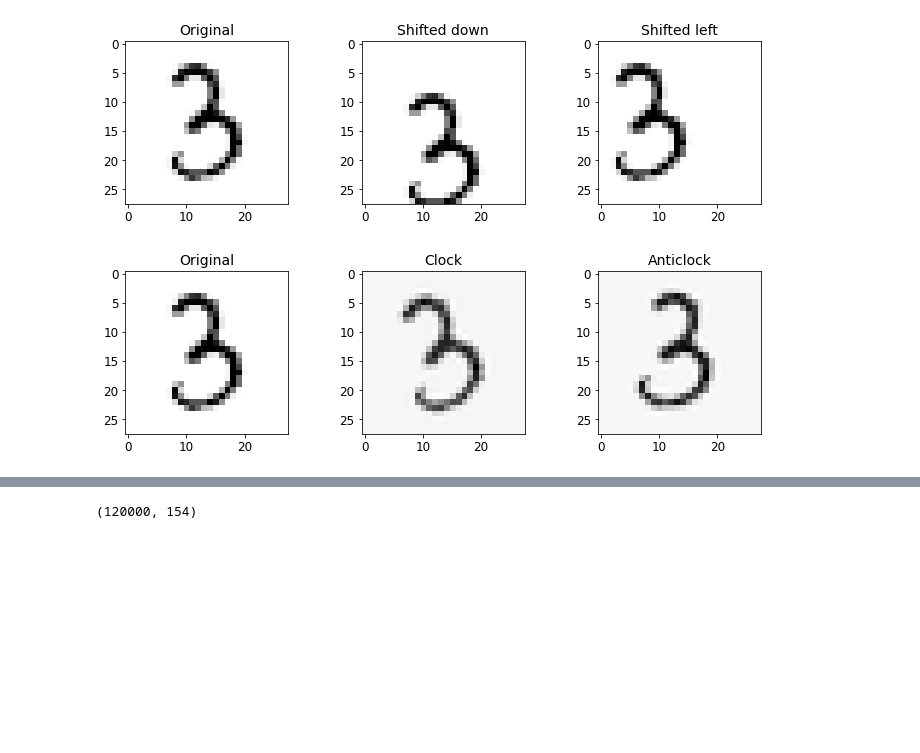
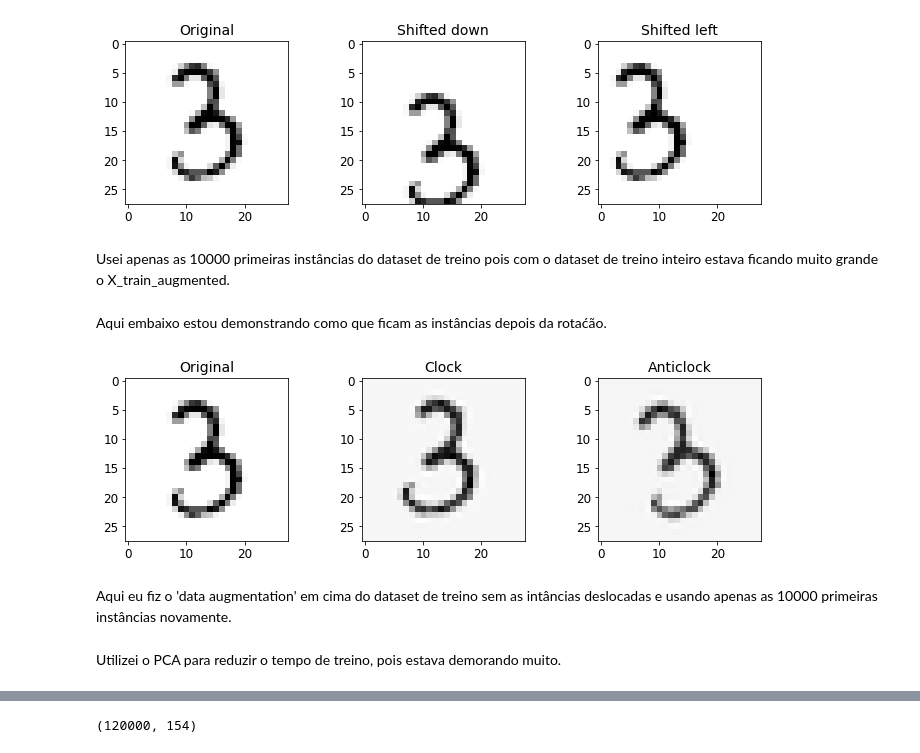
Before and after one commit to ngoeldner/Machine-Learning-Summer-Course-, a Jupyter notebook: MNIST_classification.ipynb, the cells around one changed output, grey strips where cells are left out. Drawn from its saved outputs; the diff is of its cells as text; code cells hidden in the pictures; blank space fills up the shorter version.

```diff
--- a/MNIST_classification.ipynb
+++ b/MNIST_classification.ipynb
@@ -447,6 +451,8 @@ plt.imshow(shifted_image_left.reshape(28, 28), interpolation="nearest", cmap="Gr
 plt.show()
 # %% [output]
 [figure]
+# %% [markdown]
+Usei apenas as 10000 primeiras instâncias do dataset de treino pois com o dataset de treino inteiro estava ficando muito grande o X_train_augmented.
 # %%
 X_train_augmented = [image for image in X_train]
 y_train_augmented = [label for label in y_train]
@@ -458,24 +464,28 @@ for dx, dy in ((1, 0), (-1, 0), (0, 1), (0, -1)):
 
 X_train_augmented = np.array(X_train_augmented)
 y_train_augmented = np.array(y_train_augmented)
+# %% [markdown]
+Aqui embaixo estou demonstrando como que ficam as instâncias depois da rotaćão.
 # %%
 image = X_train[1000]
-rotate_image_clock = rotate_image(image, 10)
-rotate_image_anticlock = rotate_image(image,-10)
+rotate_image_anticlock = rotate_image(image, 10)
+rotate_image_clock = rotate_image(image,-10)
 
 plt.figure(figsize=(12,3))
 plt.subplot(131)
 plt.title("Original", fontsize=14)
 plt.imshow(image.reshape(28, 28), interpolation="nearest", cmap="Greys")
 plt.subplot(132)
 plt.title("Clock", fontsize=14)
 plt.imshow(rotate_image_clock.reshape(28, 28), interpolation="nearest", cmap="Greys")
 plt.subplot(133)
 plt.title("Anticlock", fontsize=14)
 plt.imshow(rotate_image_anticlock.reshape(28, 28), interpolation="nearest", cmap="Greys")
 plt.show()
 # %% [output]
-[figure, old version]
+[figure, new version]
+# %% [markdown]
+Aqui eu fiz o 'data augmentation' em cima do dataset de treino sem as intâncias deslocadas e usando apenas as 10000 primeiras instâncias novamente.
 # %%
 X_train_augmented_2 = [image for image in X_train_augmented]
 y_train_augmented_2 = [label for label in y_train_augmented]
@@ -487,6 +497,8 @@ for degree in (15,-15):
 
 X_train_augmented_2 = np.array(X_train_augmented_2)
 y_train_augmented_2 = np.array(y_train_augmented_2)
+# %% [markdown]
+Utilizei o PCA para reduzir o tempo de treino, pois estava demorando muito.
 # %%
 from sklearn.decomposition import PCA
 pca = PCA(n_components=0.95, random_state=0)
```
Also changed, not shown: parts of 5 cells of this notebook.
